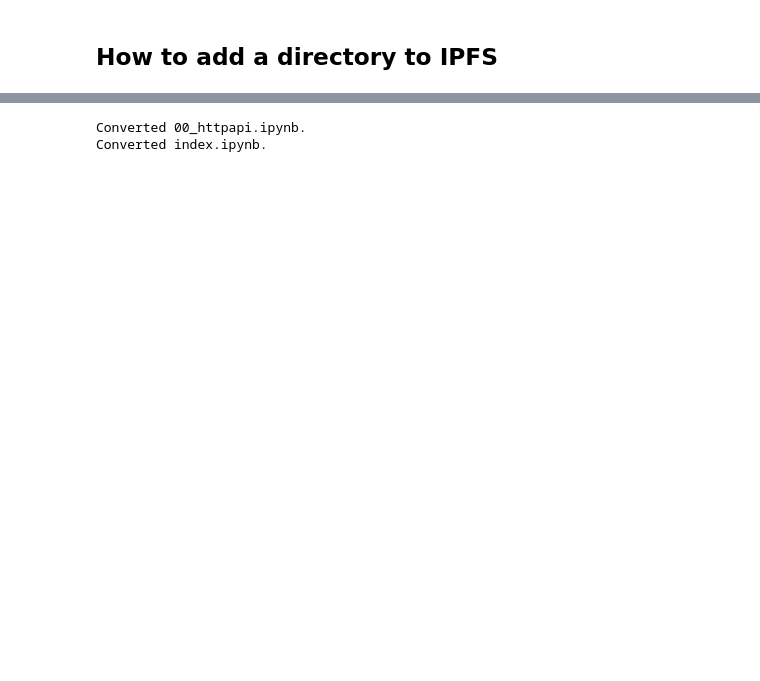
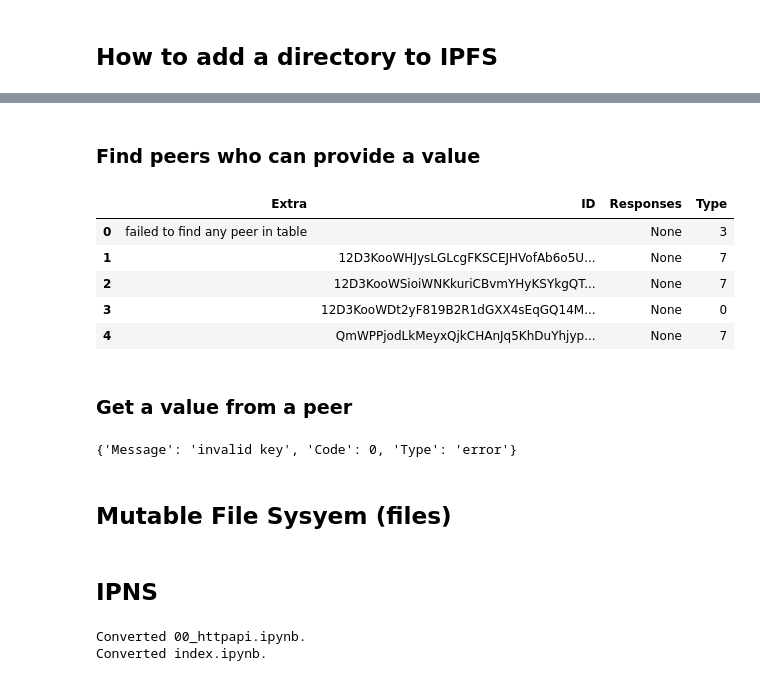
Before and after one commit to moarshy/immerse, a Jupyter notebook: nbs/00_httpapi.ipynb, the cells around one changed output, grey strips where cells are left out. Saved outputs shown, nothing was run; the diff lists cells and outputs as text; code cells hidden in the pictures; blank space fills up the shorter version.

```diff
--- a/nbs/00_httpapi.ipynb
+++ b/nbs/00_httpapi.ipynb
@@ -156,0 +147,3 @@ You can view the added file on [infura.io](https://ipfs.infura.io/ipfs/QmfQ5hFqZ
+# %%
+#ignoretest
+[json.loads(each) for each in response.text.split('\n')[:-1]]
@@ -156,0 +300,3 @@ You can view the added file on [infura.io](https://ipfs.infura.io/ipfs/QmfQ5hFqZ
+# %%
+#hide
+url = get_coreurl()
@@ -156,0 +320,20 @@ You can view the added file on [infura.io](https://ipfs.infura.io/ipfs/QmfQ5hFqZ
+# %% [markdown]
+### Find peers who can provide a value
+# %%
+#ignoretest
+response = find_value_provider(url, 'QmXPhkw5QTpP4eqNVfAudVDj8waZYTBb4bToHApvRWwXB5') # Need to find better example
+# %%
+#ignoretest
+df_response = pd.DataFrame([json.loads(each) for each in response.text.split('\n')[:-1]])
+# %%
+#ignoretest
+df_response.head() #Need to figure out what the table means
+# %% [output]
+|  | Extra | ID | Responses | Type |
+| 0 | failed to find any peer in table |  | None | 3 |
+| 1 |  | 12D3KooWHJysLGLcgFKSCEJHVofAb6o5U... | None | 7 |
+| 2 |  | 12D3KooWSioiWNKkuriCBvmYHyKSYkgQT... | None | 7 |
+| 3 |  | 12D3KooWDt2yF819B2R1dGXX4sEqGQ14M... | None | 0 |
+| 4 |  | QmWPPjodLkMeyxQjkCHAnJq5KhDuYhjyp... | None | 7 |
+# %% [markdown]
+### Get a value from a peer
@@ -157,3 +343,11 @@ You can view the added file on [infura.io](https://ipfs.infura.io/ipfs/QmfQ5hFqZ
+# %%
+response
+# %% [output]
+{'Message': 'invalid key', 'Code': 0, 'Type': 'error'}
+# %% [markdown]
+## Mutable File Sysyem (files)
+# %% [markdown]
+## IPNS
 # %%
 #|hide
 from nbdev.export import *
```
Also changed, not shown: parts of 41 cells of this notebook, 3 other files.
